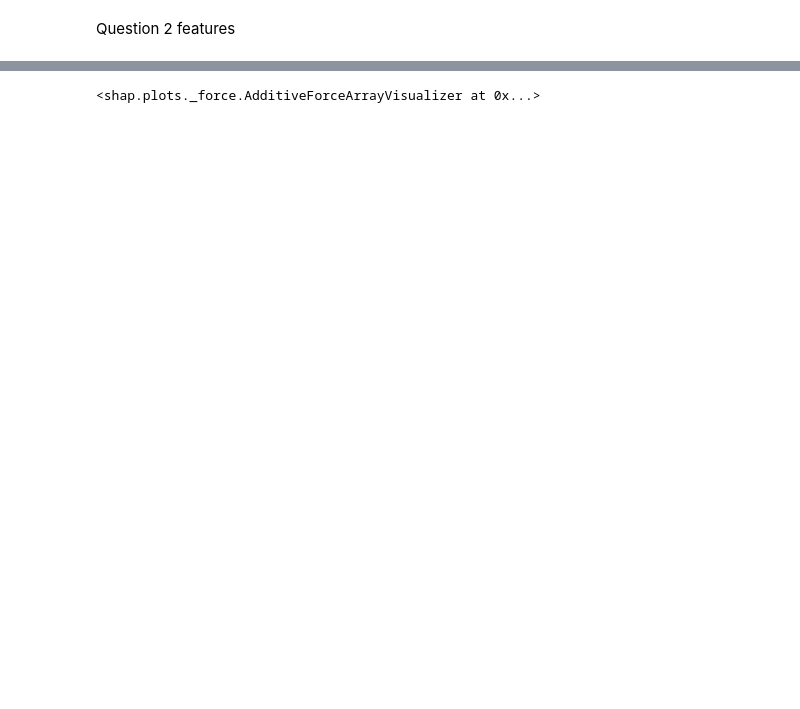
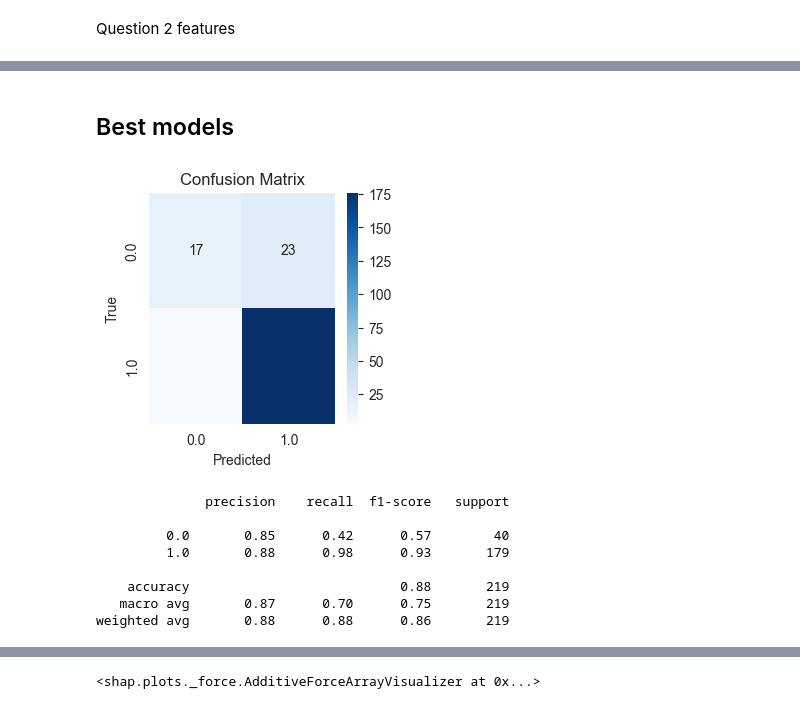
Before and after one commit to SylvainEstebe/predict_intention_action_gap, a Jupyter notebook: src/question_1_best.ipynb, the cells around one changed output, grey strips where cells are left out. Drawn from its saved outputs; the diff is of its cells as text; code cells hidden in the pictures; blank space fills up the shorter version.

```diff
--- a/src/question_1_best.ipynb
+++ b/src/question_1_best.ipynb
@@ -921,0 +851,37 @@ plt.show()
+# %% [markdown]
+## Best models
+# %%
+## All data
+X_train, y_train = train.iloc[:,:-1], train.iloc[:,-1]
+X_val, y_val = val.iloc[:,:-1], val.iloc[:,-1]
+X_test, y_test = test.iloc[:,:-1], test.iloc[:,-1]
+
+# Load the best model
+best_model = pkl.load(open('/Users/sylvainestebe/Code/data_child/models/Q1_randomforest_all.pkl', 'rb'))
+
+# Predict on the validation set
+best_preds = best_model.predict(X_test)
+
+# Calculate confusion matrix
+conf_matrix = confusion_matrix(y_test, best_preds)
+
+# Plot confusion matrix using seaborn
+plt.figure(figsize=(3, 3))
+sns.heatmap(conf_matrix, annot=True, fmt='d', cmap='Blues', xticklabels=best_model.classes_, yticklabels=best_model.classes_)
+plt.xlabel('Predicted')
+plt.ylabel('True')
+plt.title('Confusion Matrix')
+plt.show()
+
+# Print classification report
+print(classification_report(y_test, best_preds))
+# %% [output]
+[figure, added]
+              precision    recall  f1-score   support
+
+         0.0       0.85      0.42      0.57        40
+         1.0       0.88      0.98      0.93       179
+
+    accuracy                           0.88       219
+   macro avg       0.87      0.70      0.75       219
+weighted avg       0.88      0.88      0.86       219
```
Also changed, not shown: parts of 52 cells of this notebook.
